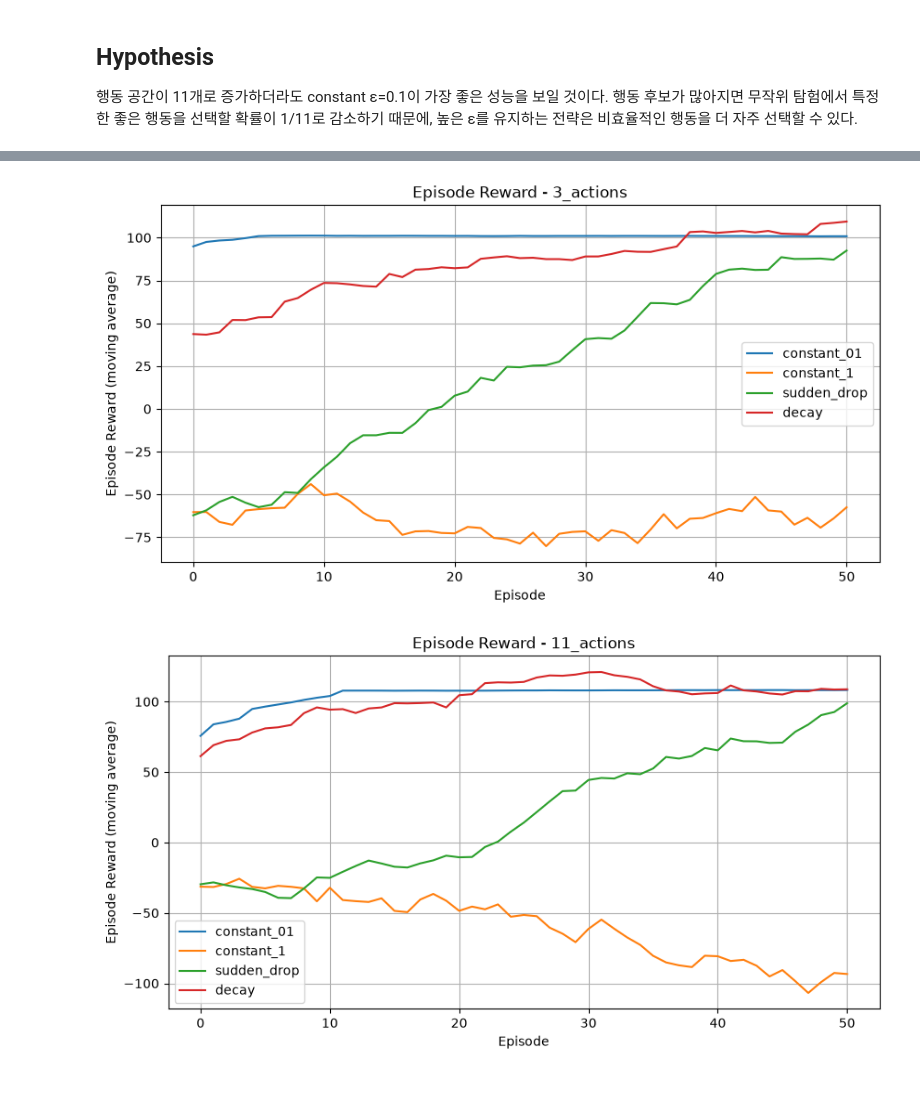
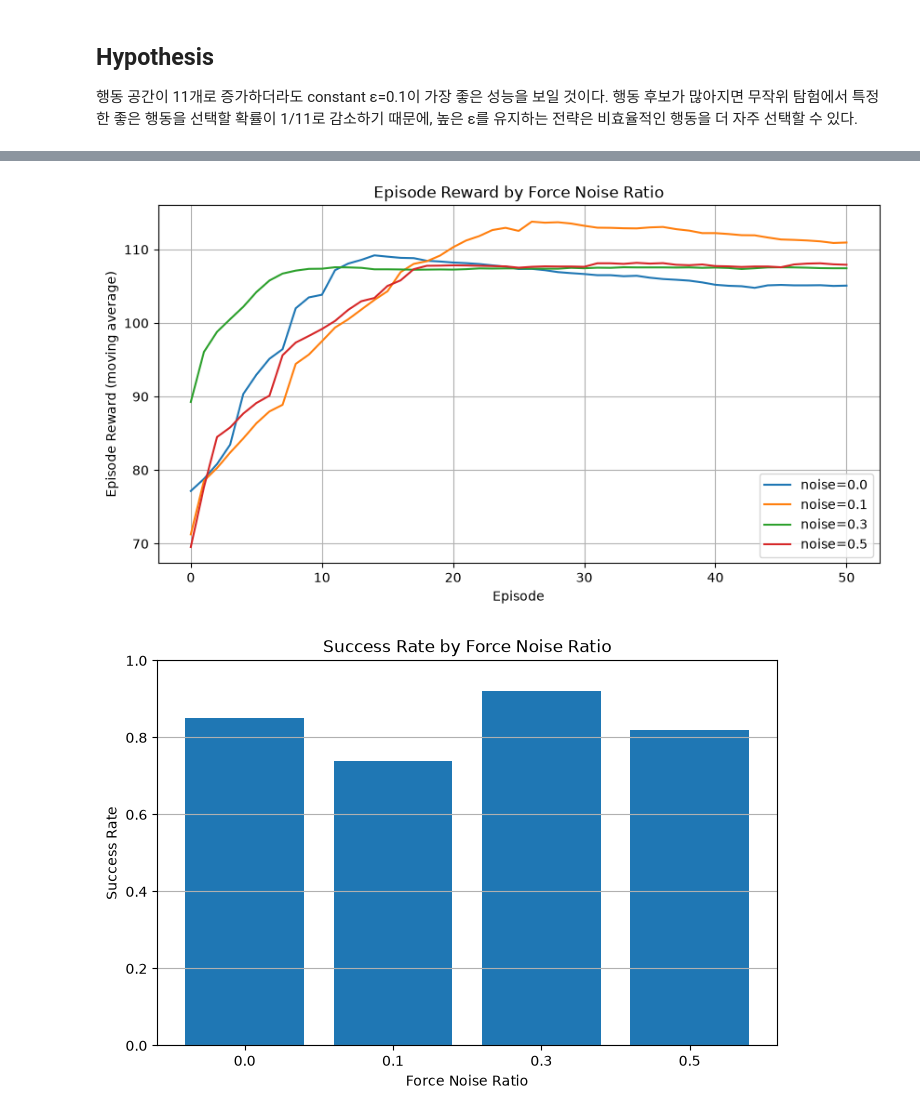
Before and after one commit to fueguito03/rl-mechanical-engineering, a Jupyter notebook: Projects/14_Stochaistic_Environment.ipynb, the cells around one changed output, grey strips where cells are left out. Drawn from its saved outputs; the diff is of its cells as text; code cells hidden in the pictures; blank space fills up the shorter version.

```diff
--- a/Projects/14_Stochaistic_Environment.ipynb
+++ b/Projects/14_Stochaistic_Environment.ipynb
@@ -170,8 +153,8 @@ def get_epsilon(episode, strategy):
             epsilon = epsilon_min
         return epsilon
 # %%
-def train_q_learning(reward_type, strategy, actions):
-    env = CarEnv(reward_type)
+def train_q_learning(reward_type, strategy, actions, force_noise_ratio):
+    env = CarEnv(reward_type=reward_type, force_noise_ratio=force_noise_ratio)
     Q = {}
 
     episode_rewards = []
@@ -220,13 +205,15 @@ def train_q_learning(reward_type, strategy, actions):
 # %%
-def evaluate_policy(Q, reward_type, actions):
-    env = CarEnv(reward_type)
+def evaluate_policy(Q, reward_type, actions, force_noise_ratio=0.0):
+    env = CarEnv(reward_type=reward_type, force_noise_ratio=force_noise_ratio)
     state = env.reset()
+    trajectory = [state.copy()]
 
     times = []
     positions = []
     velocities = []
     actions_log = []
     rewards = []
+    actual_forces = []
 
     done = False
 
@@ -240,11 +227,12 @@ def evaluate_policy(Q, reward_type, actions):
 
         next_state, reward, done = env.step(action)
 
-        times.append(step * env.dt)
+        times.append((step + 1) * env.dt)
         positions.append(state[0])
         velocities.append(state[1])
         actions_log.append(action)
         rewards.append(reward)
+        actual_forces.append(env.actual_force)
 
         state = next_state
 
@@ -257,7 +245,8 @@ def evaluate_policy(Q, reward_type, actions):
         "velocities": velocities,
         "actions": actions_log,
         "rewards": rewards,
-        "done": done
+        "done": done,
+        "actual_forces": np.array(actual_forces)
     }
 
     return trajectory
@@ -324,21 +308,45 @@ def moving_average(data, window=50):
     return np.convolve(data, np.ones(window) / window, mode="valid")
 #mode "valid" is to convolve when it is fully overlapped. Else it will return array [0].
 # %%
-for action_space_name in action_spaces:
-    plt.figure(figsize=(10, 5))
+plt.figure(figsize=(10, 5))
 
-    for strategy in strategies:
-        rewards = results[action_space_name][strategy]["episode_rewards"]
-        smoothed_rewards = moving_average(rewards, window=50)
+for noise_ratio in noise_ratios:
+    rewards = results[noise_ratio]["episode_rewards"]
+    smoothed_rewards = moving_average(rewards, window=50)
 
-        plt.plot(smoothed_rewards, label=strategy)
+    plt.plot(
+        smoothed_rewards,
+        label=f"noise={noise_ratio}"
+    )
 
-    plt.xlabel("Episode")
-    plt.ylabel("Episode Reward (moving average)")
-    plt.title(f"Episode Reward - {action_space_name}")
-    plt.legend()
-    plt.grid(True)
-    plt.show()
+plt.xlabel("Episode")
+plt.ylabel("Episode Reward (moving average)")
+plt.title("Episode Reward by Force Noise Ratio")
+plt.legend()
+plt.grid(True)
+plt.show()
 # %% [output]
-[figure, old version]
+[figure, new version]
-[figure, removed]
+# %%
+success_rates = []
+
+for noise_ratio in noise_ratios:
+    success_log = results[noise_ratio]["success_log"]
+    success_rate = sum(success_log) / len(success_log)
+    success_rates.append(success_rate)
+
+plt.figure(figsize=(8, 5))
+
+plt.bar(
+    [str(ratio) for ratio in noise_ratios],
+    success_rates
+)
+
+plt.xlabel("Force Noise Ratio")
+plt.ylabel("Success Rate")
+plt.title("Success Rate by Force Noise Ratio")
+plt.ylim(0, 1)
+plt.grid(axis="y")
+plt.show()
+# %% [output]
+[figure, added]
```
Also changed, not shown: parts of 7 cells of this notebook.
